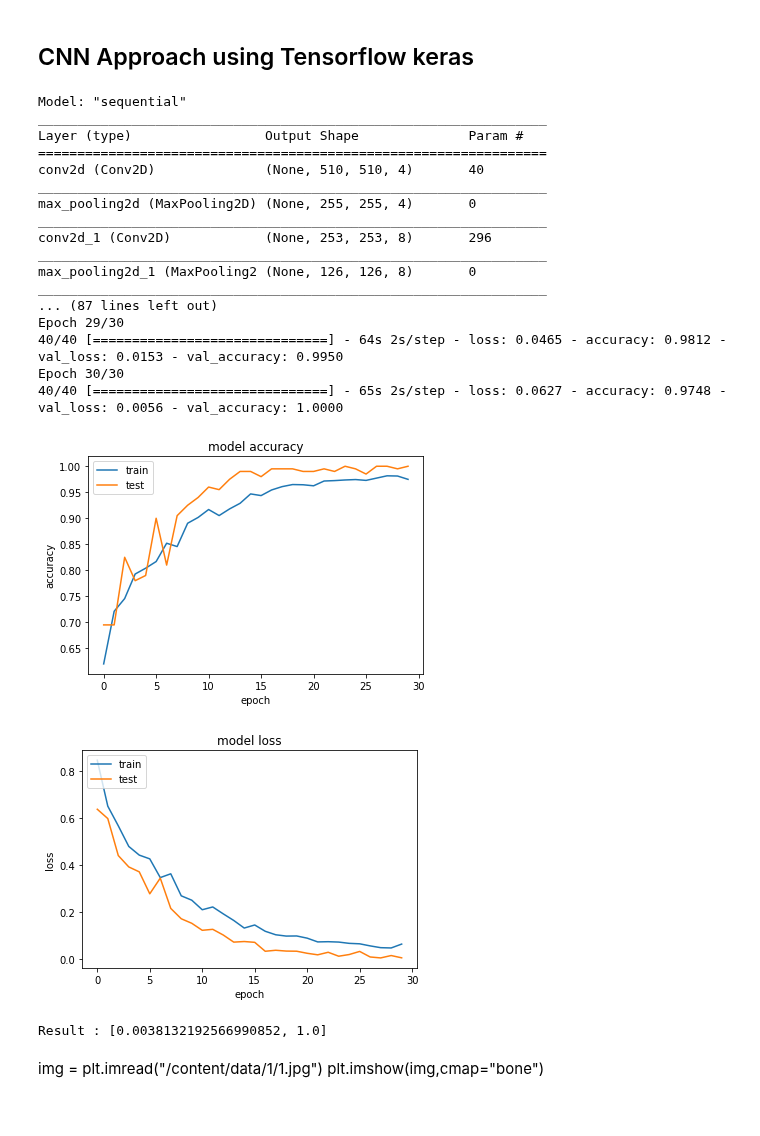
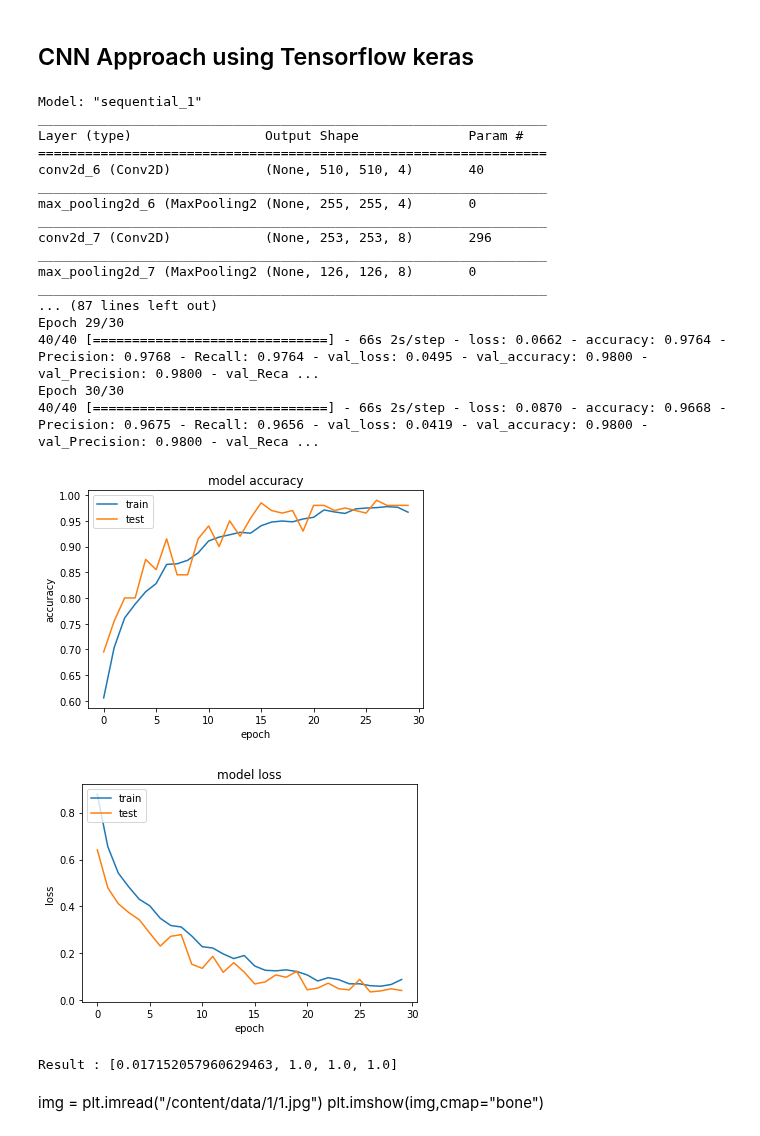
Before and after one commit to PadmarajBhat/Machine-Learning, a Jupyter notebook: BrainTumorClassification.ipynb, the cells around one changed output. Drawn from its saved outputs; the diff is of its cells as text; code cells hidden in the pictures.

Commit message:
accuracy=Precision=Recall = 1

```diff
--- a/BrainTumorClassification.ipynb
+++ b/BrainTumorClassification.ipynb
@@ -1072,10 +1072,22 @@ def CNN():
   dataset= tf.data.Dataset.from_tensor_slices(os.listdir("download/mat/")).\
               map(lambda x: tf.py_function(func=loadImage,
         inp=["download/mat/",x], Tout=(tf.float64, tf.int16)))
-  training_data = dataset.shuffle(3000).take(2500).cache().batch(batch_size).prefetch(2)
-  dataset = dataset.skip(2500)
-  validation_data = dataset.take(200).cache().batch(batch_size).prefetch(2)
-  dataset = dataset.skip(200)
+
+  total_dataset_size = len(os.listdir("download/mat/"))
+  training_size = 0.7
+  validation_size = 0.1
+  testing_size= 0.2
+
+
+  training_data = dataset.shuffle(total_dataset_size ).\
+                      take(round(total_dataset_size * training_size)).\
+                      cache().\
+                      batch(batch_size).\
+                      prefetch(2)
+
+  dataset = dataset.skip(total_dataset_size * training_size)
+  validation_data = dataset.take(round(total_dataset_size * training_size)).cache().batch(batch_size).prefetch(2)
+  dataset = dataset.skip(round(total_dataset_size * training_size))
   testing_data = dataset.take(-1).repeat(1).batch(batch_size).prefetch(2)
   depth = 8
   model = tf.keras.models.Sequential([
@@ -1100,7 +1112,7 @@ def CNN():
 
   model.compile(loss="categorical_crossentropy"
                 ,optimizer= "adam"
-                ,metrics=["accuracy"])#,"Precision","Recall"])
+                ,metrics=["accuracy","Precision", "Recall"])#,"Precision","Recall"])
   print(model.summary())
 
   history = model.fit_generator(training_data
@@ -1113,43 +1125,43 @@ def CNN():
   plt.plot(history.history['val_accuracy'])
   plt.title('model accuracy')
   plt.ylabel('accuracy')
   plt.xlabel('epoch')
   plt.legend(['train', 'test'], loc='upper left')
   plt.show()
   # summarize history for loss
   plt.plot(history.history['loss'])
   plt.plot(history.history['val_loss'])
   plt.title('model loss')
   plt.ylabel('loss')
   plt.xlabel('epoch')
   plt.legend(['train', 'test'], loc='upper left')
   plt.show()
 
   result = model.evaluate_generator(testing_data,steps=1)
   print("Result :", result)
 
 CNN()
 # %% [output]
-Model: "sequential"
+Model: "sequential_1"
 _________________________________________________________________
 Layer (type)                 Output Shape              Param #
 =================================================================
-conv2d (Conv2D)              (None, 510, 510, 4)       40
+conv2d_6 (Conv2D)            (None, 510, 510, 4)       40
 _________________________________________________________________
-max_pooling2d (MaxPooling2D) (None, 255, 255, 4)       0
+max_pooling2d_6 (MaxPooling2 (None, 255, 255, 4)       0
 _________________________________________________________________
-conv2d_1 (Conv2D)            (None, 253, 253, 8)       296
+conv2d_7 (Conv2D)            (None, 253, 253, 8)       296
 _________________________________________________________________
-max_pooling2d_1 (MaxPooling2 (None, 126, 126, 8)       0
+max_pooling2d_7 (MaxPooling2 (None, 126, 126, 8)       0
 _________________________________________________________________
 ... (87 lines left out)
 Epoch 29/30
-40/40 [==============================] - 64s 2s/step - loss: 0.0465 - accuracy: 0.9812 - val_loss: 0.0153 - val_accuracy: 0.9950
+40/40 [==============================] - 66s 2s/step - loss: 0.0662 - accuracy: 0.9764 - Precision: 0.9768 - Recall: 0.9764 - val_loss: 0.0495 - val_accuracy: 0.9800 - val_Precision: 0.9800 - val_Reca ...
 Epoch 30/30
-40/40 [==============================] - 65s 2s/step - loss: 0.0627 - accuracy: 0.9748 - val_loss: 0.0056 - val_accuracy: 1.0000
+40/40 [==============================] - 66s 2s/step - loss: 0.0870 - accuracy: 0.9668 - Precision: 0.9675 - Recall: 0.9656 - val_loss: 0.0419 - val_accuracy: 0.9800 - val_Precision: 0.9800 - val_Reca ...
-[figure, old version]
+[figure, new version]
-[figure, old version]
+[figure, new version]
-Result : [0.0038132192566990852, 1.0]
+Result : [0.017152057960629463, 1.0, 1.0, 1.0]
 # %% [markdown]
 img = plt.imread("/content/data/1/1.jpg")
 plt.imshow(img,cmap="bone")
```
Also changed, not shown: parts of 1 cell of this notebook.
